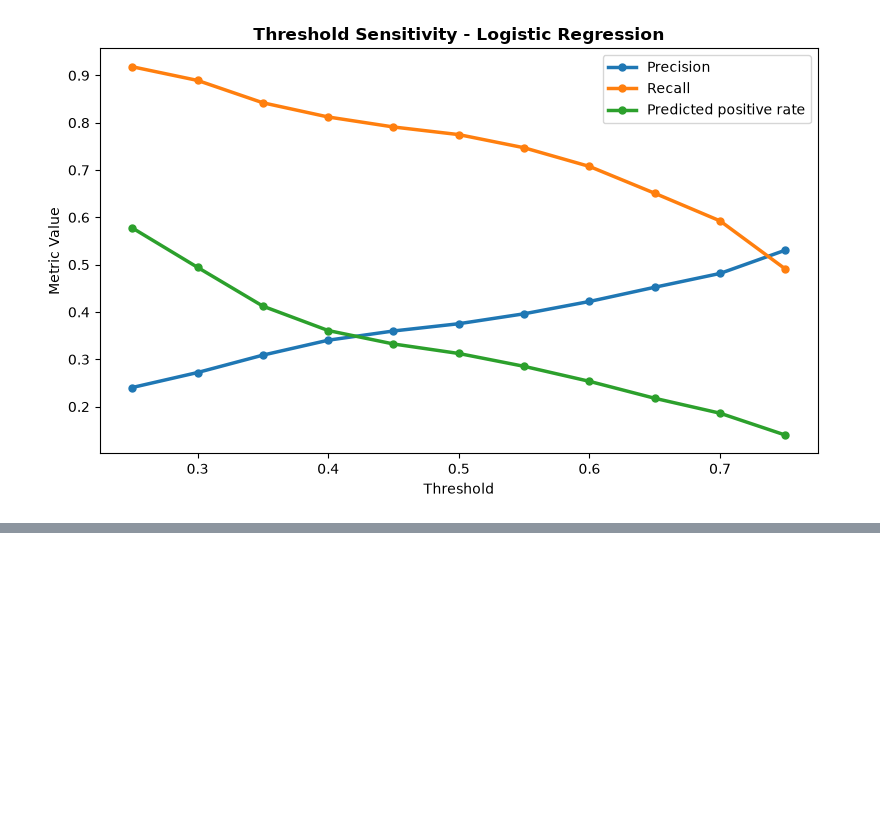
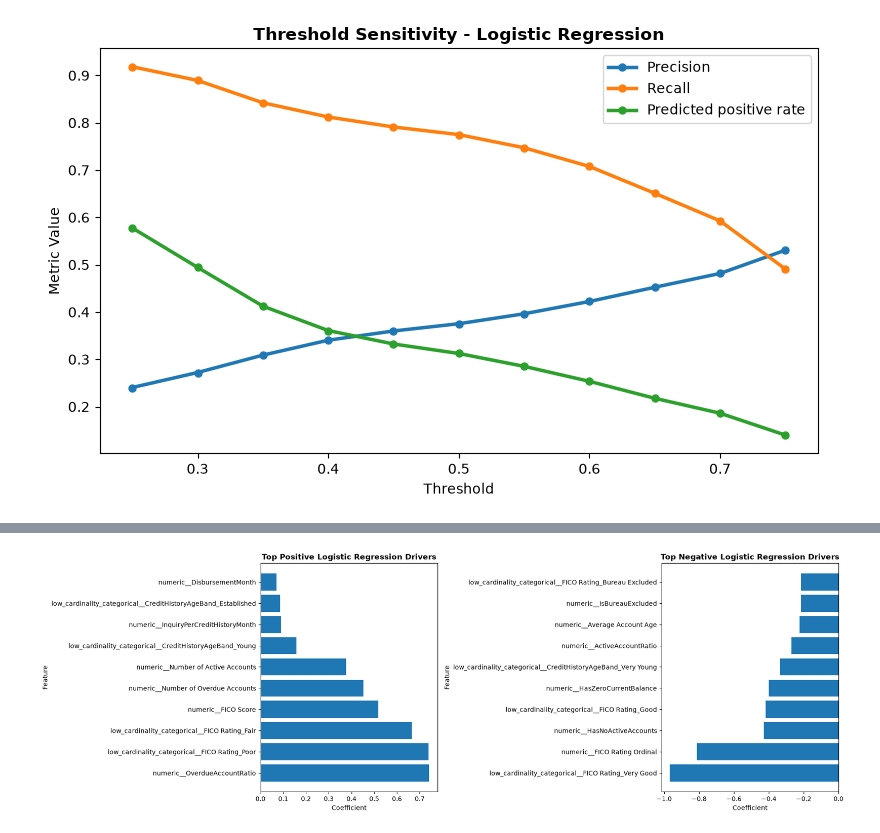
Before and after one commit to gorkemyencak/default-risk-classifier, a Jupyter notebook: notebooks/03_supervised_modeling.ipynb, the cells around one changed output, grey strips where cells are left out. Saved outputs shown, nothing was run; the diff lists cells and outputs as text; code cells hidden in the pictures; blank space fills up the shorter version.

Commit message:
supervised model interpretation class & business interpretation within notebook comparing baseline vs benchmark classifiers

```diff
--- a/notebooks/03_supervised_modeling.ipynb
+++ b/notebooks/03_supervised_modeling.ipynb
@@ -471,0 +583,36 @@ threshold_results_df.to_csv(
+# %%
+### supervised model - model interpretation - logistic regression - plotting logistic regression drivers
+fig, axes = plt.subplots(
+    nrows = 1,
+    ncols = 2,
+    figsize = (18, 6),
+    squeeze = False
+)
+
+ax_positive = axes[0, 0]
+ax_negative = axes[0, 1]
+
+# positive drivers
+ax_positive.barh(
+    top_positive_logistic_drivers['feature'],
+    top_positive_logistic_drivers['coefficient']
+)
+
+ax_positive.set_title('Top Positive Logistic Regression Drivers', fontweight = 'bold')
+ax_positive.set_xlabel('Coefficient')
+ax_positive.set_ylabel('Feature')
+
+# negative drivers
+ax_negative.barh(
+    top_negative_logistic_drivers['feature'],
+    top_negative_logistic_drivers['coefficient']
+)
+
+ax_negative.set_title('Top Negative Logistic Regression Drivers', fontweight = 'bold')
+ax_negative.set_xlabel('Coefficient')
+ax_negative.set_ylabel('Feature')
+
+plt.tight_layout()
+plt.show()
+# %% [output]
+[figure, added]
```
Also changed, not shown: parts of 11 cells of this notebook, 4 other files.
